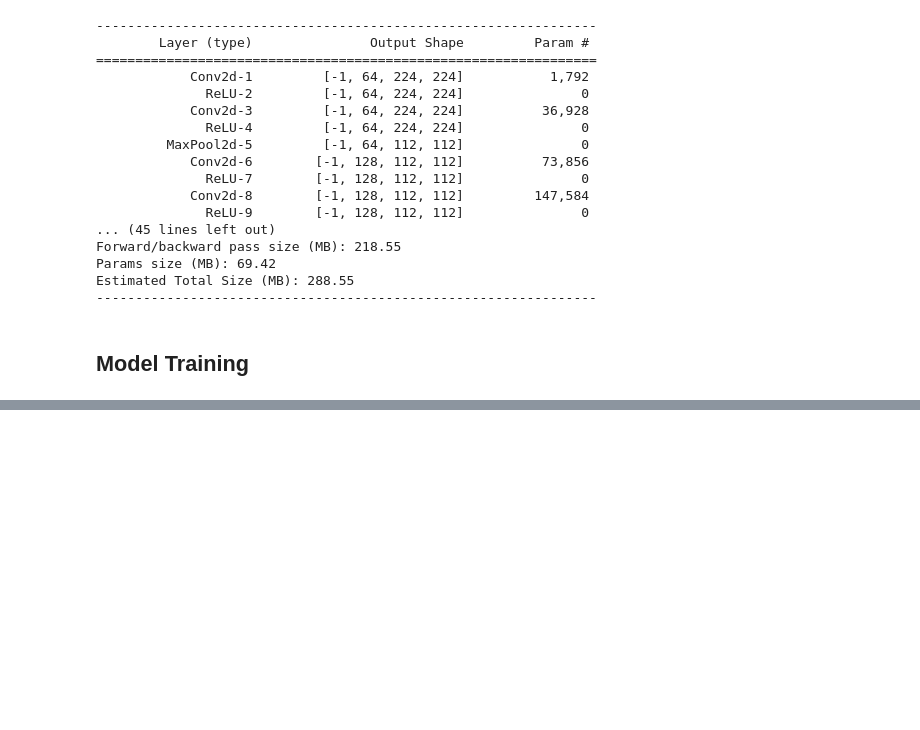
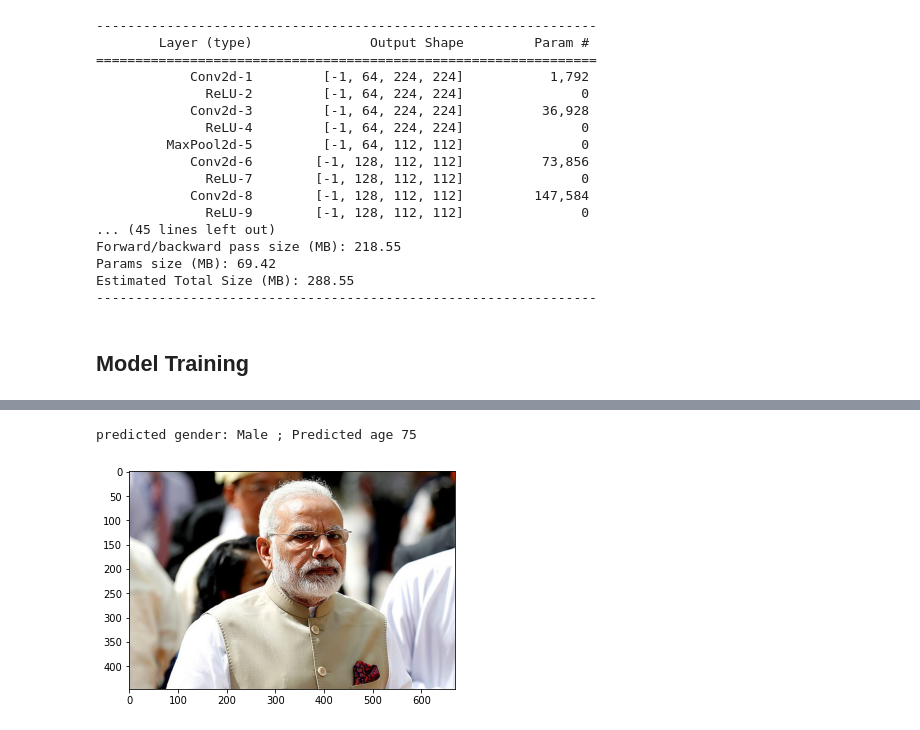
Before and after one commit to Hrithik2212/Age-Estimation-and-Gender-Classification-CNN-, a Jupyter notebook: 00_Age_Gender_Estimation.ipynb, the cells around one changed output, grey strips where cells are left out. Cells and saved outputs as stored; diff of their text form; code cells hidden in the pictures; blank space fills up the shorter version.

```diff
--- a/00_Age_Gender_Estimation.ipynb
+++ b/00_Age_Gender_Estimation.ipynb
@@ -253,0 +317,14 @@ for epoch in range(EPOCHS):
+# %%
+fpt ='/content/test_4.jpg'
+img = cv.imread(fpt)
+img = train.process(img).to(device)
+age , gender = model(img)
+pred_gender = gender.to('cpu').detach().numpy()
+pred_age = age.to('cpu').detach().numpy()
+img = cv.imread(fpt)
+img = cv.cvtColor(img , cv.COLOR_BGR2RGB )
+plt.imshow(img)
+print('predicted gender:',np.where(pred_gender[0][0]<0.5,'Male','Female'),'; Predicted age', int(pred_age[0][0]*80))
+# %% [output]
+predicted gender: Male ; Predicted age 75
+[figure, added]
```
Also changed, not shown: parts of 9 cells of this notebook.
